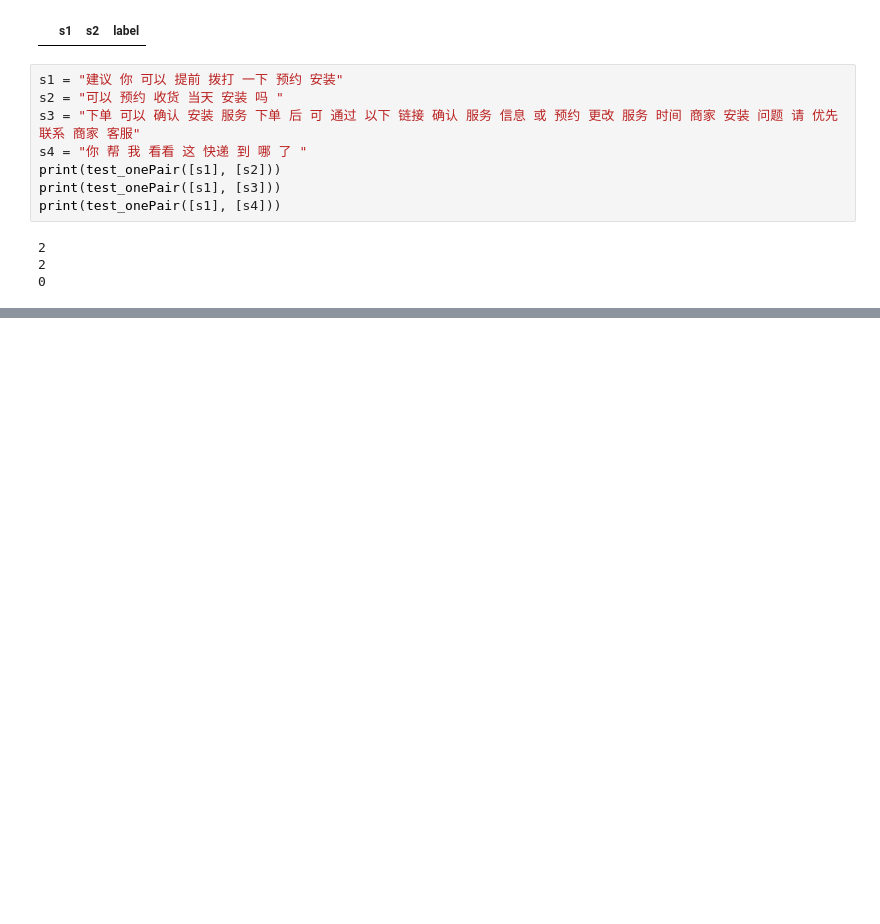
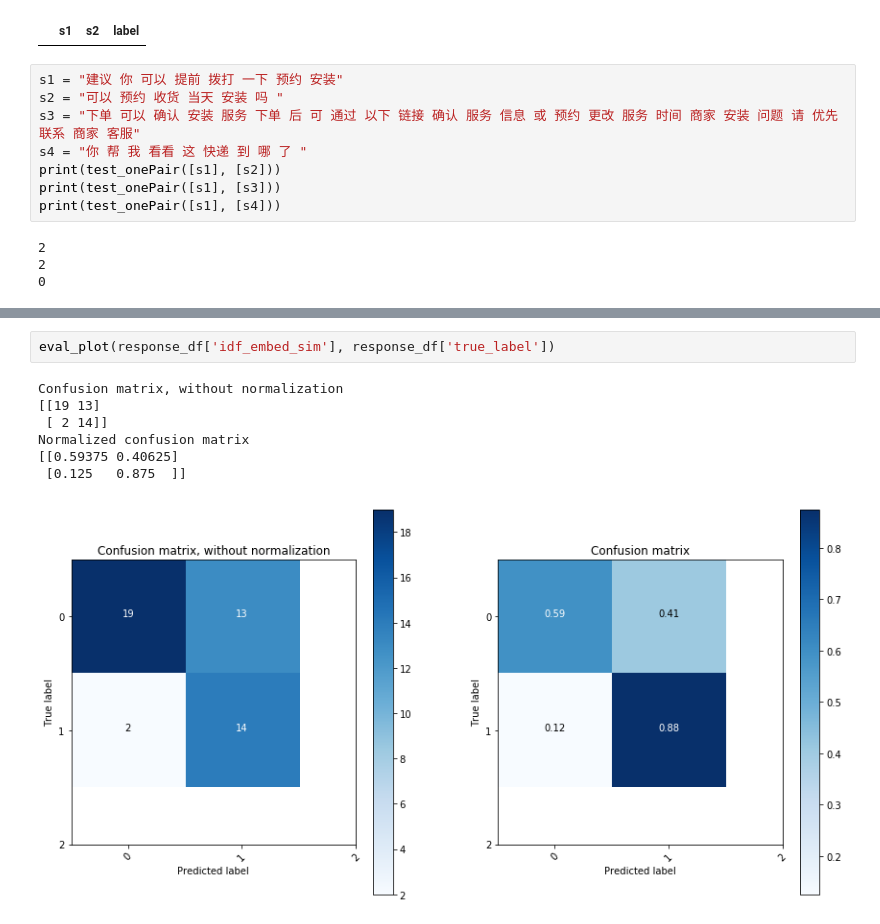
Before and after one commit to tingchunyeh/Sentence-Sim, a Jupyter notebook: Untitled.ipynb, the cells around one changed output, grey strips where cells are left out. Cells and saved outputs as stored; diff of their text form; blank space fills up the shorter version.

```diff
--- a/Untitled.ipynb
+++ b/Untitled.ipynb
@@ -596,0 +657,10 @@ print(test_onePair([s1], [s4]))
+# %%
+eval_plot(response_df['idf_embed_sim'], response_df['true_label'])
+# %% [output]
+Confusion matrix, without normalization
+[[19 13]
+ [ 2 14]]
+Normalized confusion matrix
+[[0.59375 0.40625]
+ [0.125   0.875  ]]
+[figure, added]
```
Also changed, not shown: parts of 45 cells of this notebook, 7 other files.
